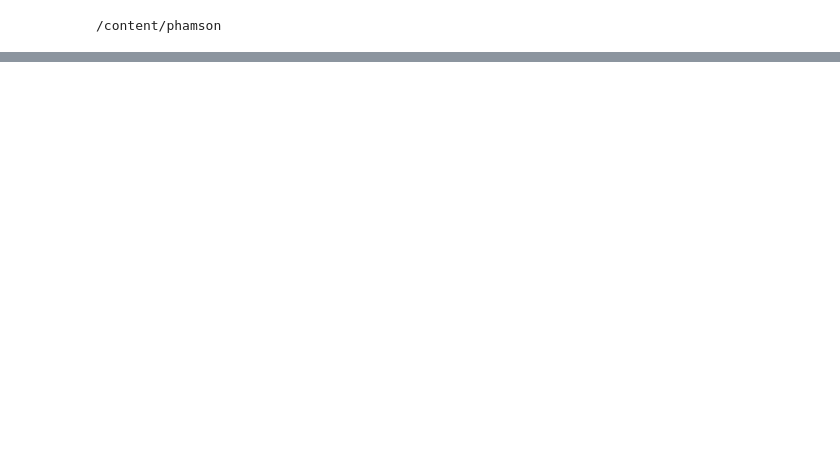
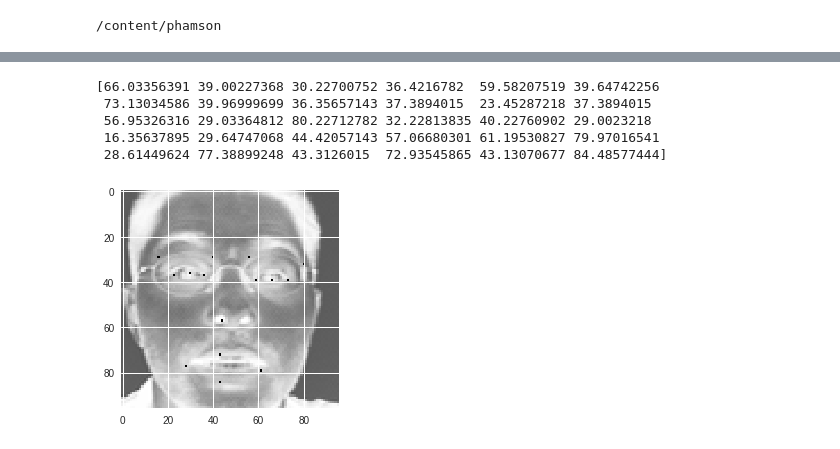
Before and after one commit to redman157/HocML, a Jupyter notebook: Kaggle_API_access_example.ipynb, the cells around one changed output, grey strips where cells are left out. Drawn from its saved outputs; the diff is of its cells as text; code cells hidden in the pictures; blank space fills up the shorter version.

```diff
--- a/Kaggle_API_access_example.ipynb
+++ b/Kaggle_API_access_example.ipynb
@@ -199,0 +253,29 @@ Unpacking objects: 100% (45/45), done.
+# %%
+import pandas as pd
+import numpy as np
+import matplotlib.pyplot as plt
+def show_image(X, Y):
+  img = np.copy(X)
+  for i in range(0,Y.shape[0],2):
+    if 0 < Y[i+1] < IMAGE_HEIGHT and 0 < Y[i] < IMAGE_WIDTH:
+      img[int(Y[i+1]),int(Y[i])] = 255
+  plt.imshow(img[:,:])
+train_data = pd.read_csv('training.csv')
+
+train_data.isnull().any().value_counts()
+train_data.fillna(method ='ffill',inplace = True)
+training = train_data.drop('Image',axis = 1 )
+y_train = []
+for i in range(training.shape[0]):
+  y = training.iloc[i,:]
+  y_train.append(y)
+y_train = np.array(y_train,dtype='float')
+print(y_train[0])
+show_image(X_train[0],y_train[0])
+# %% [output]
+[66.03356391 39.00227368 30.22700752 36.4216782  59.58207519 39.64742256
+ 73.13034586 39.96999699 36.35657143 37.3894015  23.45287218 37.3894015
+ 56.95326316 29.03364812 80.22712782 32.22813835 40.22760902 29.0023218
+ 16.35637895 29.64747068 44.42057143 57.06680301 61.19530827 79.97016541
+ 28.61449624 77.38899248 43.3126015  72.93545865 43.13070677 84.48577444]
+[figure, added]
```
Also changed, not shown: parts of 12 cells of this notebook.
